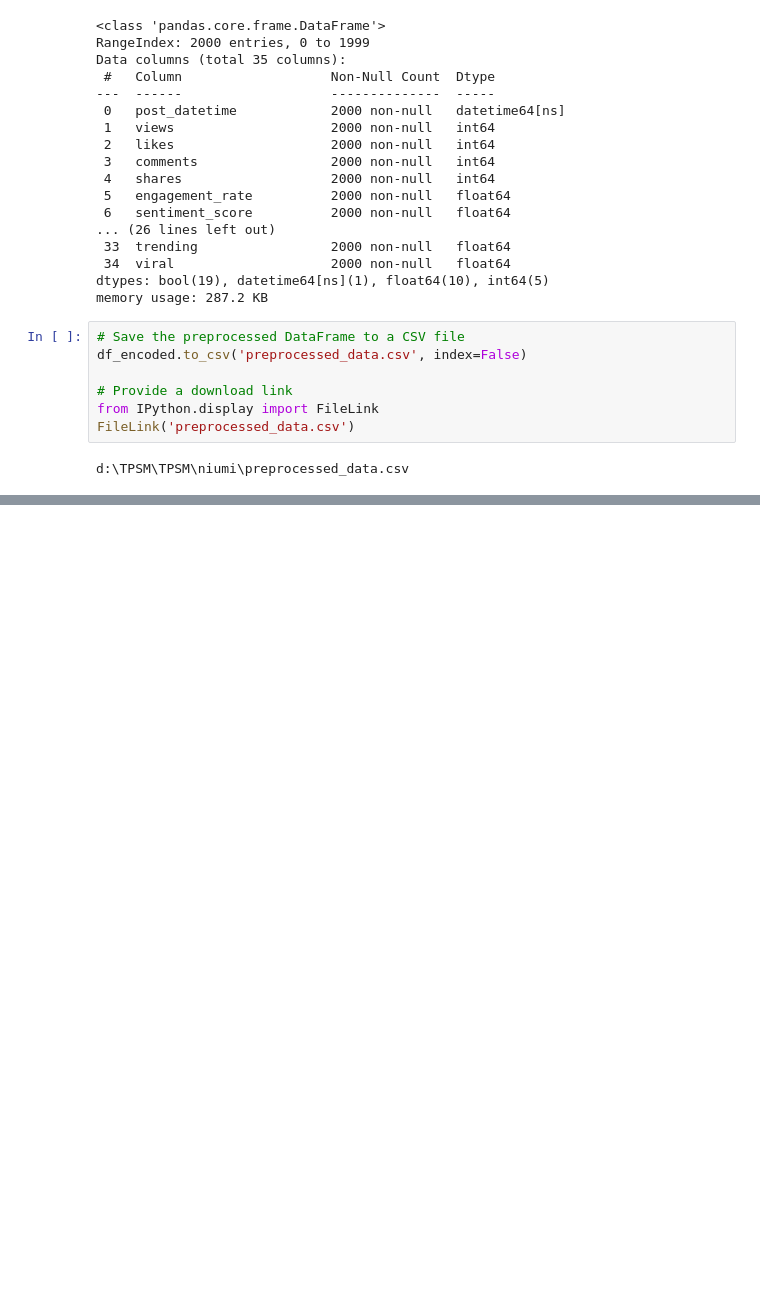
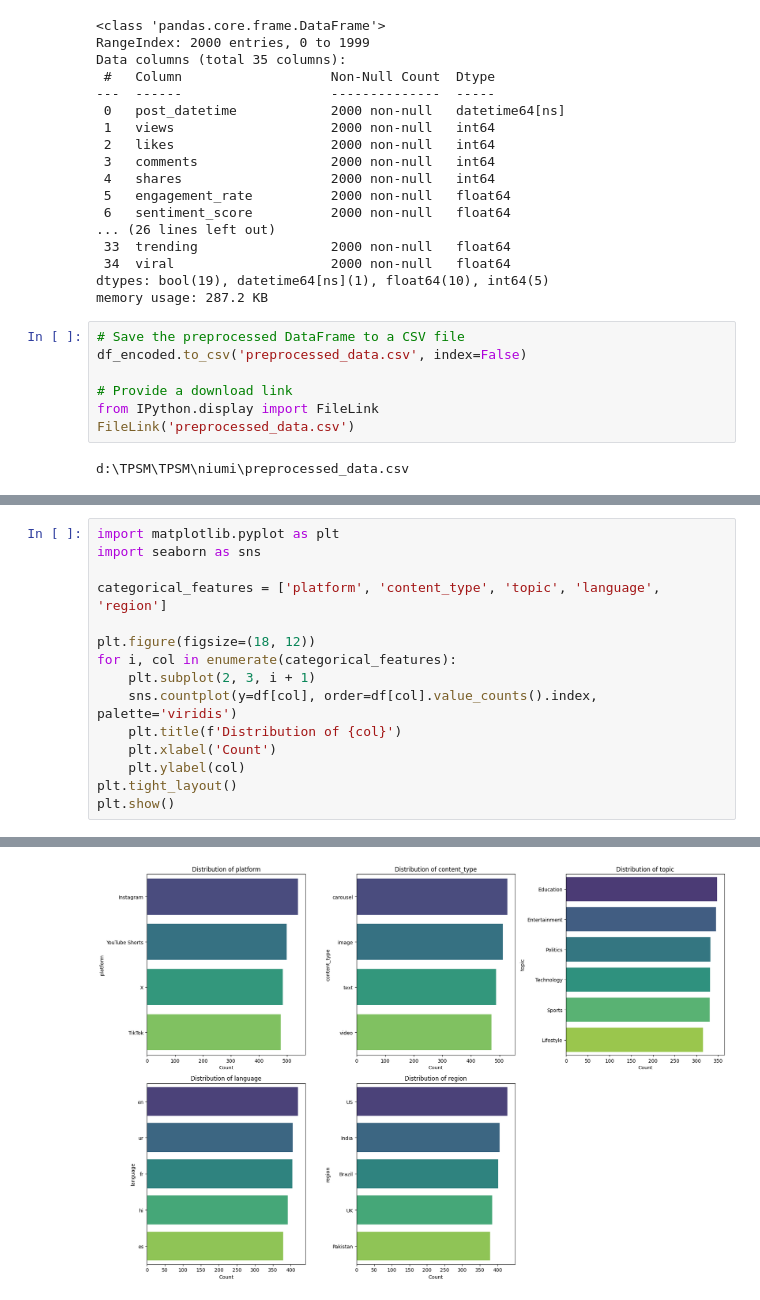
Before and after one commit to dinukadilshan03/TPSM, a Jupyter notebook: niumi/preprocess.ipynb, the cells around one changed output, grey strips where cells are left out. Drawn from its saved outputs; the diff is of its cells as text; blank space fills up the shorter version.

```diff
--- a/niumi/preprocess.ipynb
+++ b/niumi/preprocess.ipynb
@@ -286,0 +323,16 @@ d:\TPSM\TPSM\niumi\preprocessed_data.csv
+# %%
+import matplotlib.pyplot as plt
+import seaborn as sns
+
+categorical_features = ['platform', 'content_type', 'topic', 'language', 'region']
+
+plt.figure(figsize=(18, 12))
+for i, col in enumerate(categorical_features):
+    plt.subplot(2, 3, i + 1)
+    sns.countplot(y=df[col], order=df[col].value_counts().index, palette='viridis')
+    plt.title(f'Distribution of {col}')
+    plt.xlabel('Count')
+    plt.ylabel(col)
+plt.tight_layout()
+plt.show()
+# %% [output]
@@ -286,0 +358 @@ d:\TPSM\TPSM\niumi\preprocessed_data.csv
+[figure, added]
```
Also changed, not shown: parts of 7 cells of this notebook.
